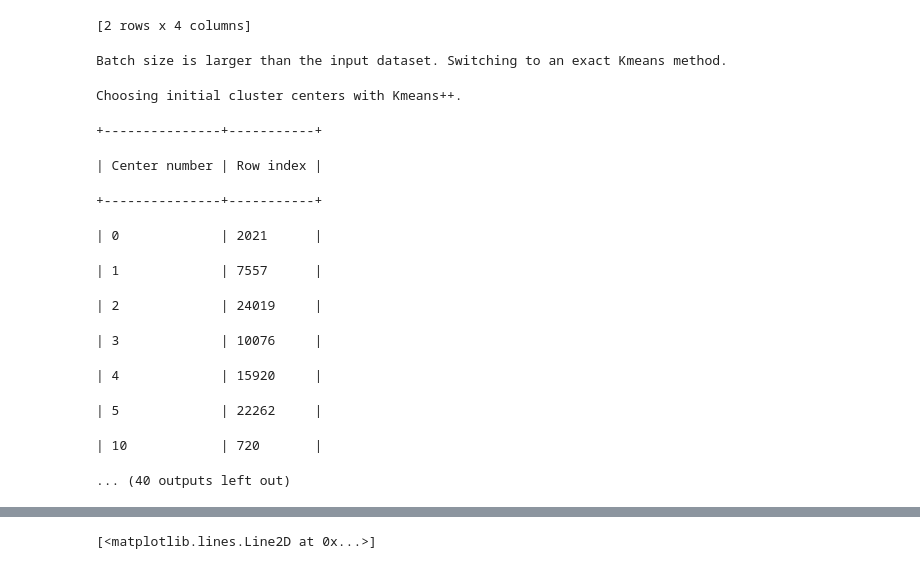
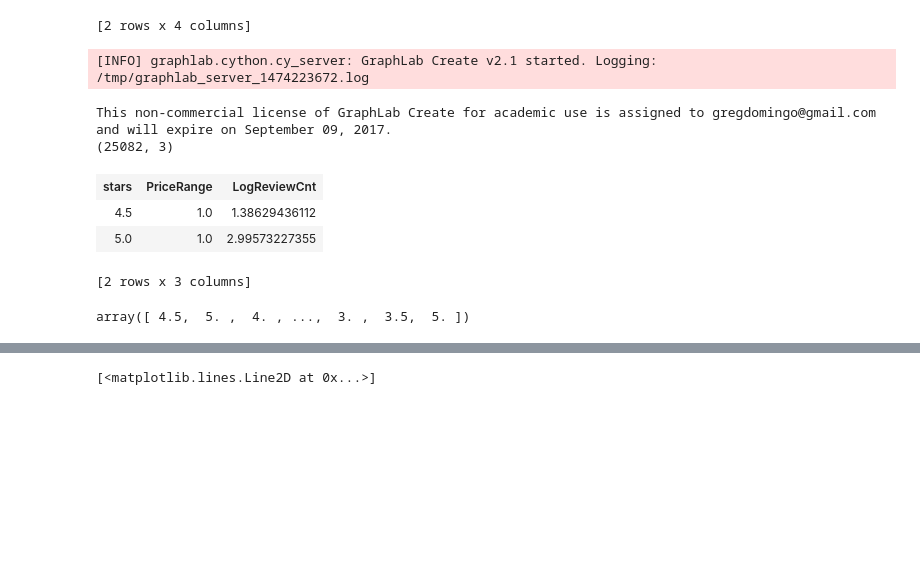
Before and after one commit to amy17519/nycdsa_capstone, a Jupyter notebook: 10_cluster/gldCapstonebiz.ipynb, the cells around one changed output, grey strips where cells are left out. Cells and saved outputs as stored; diff of their text form; code cells hidden in the pictures; blank space fills up the shorter version.

```diff
--- a/10_cluster/gldCapstonebiz.ipynb
+++ b/10_cluster/gldCapstonebiz.ipynb
@@ -439,23 +351,9 @@ This non-commercial license of GraphLab Create for academic use is assigned to g
 ### CLUSTER ANALYSIS WITH 3 FEATURES WITHOUT OUTDOOR
 kdatar = gl.SFrame(restodata[[12,14,15]])
 #kdatar.head(2)
-k=100
-kmeans_model = gl.kmeans.create(kdatar, num_clusters=k, max_iterations=200)
+#k=100
+#kmeans_model = gl.kmeans.create(kdatar, num_clusters=k, max_iterations=200)
 #kmeans_model.summary()
-kmeans_model["cluster_id"]
-kclusters=kmeans_model["cluster_info"]
+#kmeans_model["cluster_id"]
+#kclusters=kmeans_model["cluster_info"]
 # kclusters.print_rows(k)
-# %% [output]
-Batch size is larger than the input dataset. Switching to an exact Kmeans method.
-Choosing initial cluster centers with Kmeans++.
-+---------------+-----------+
-| Center number | Row index |
-+---------------+-----------+
-| 0             | 2021      |
-| 1             | 7557      |
-| 2             | 24019     |
-| 3             | 10076     |
-| 4             | 15920     |
-| 5             | 22262     |
-| 10            | 720       |
-... (40 outputs left out)
@@ -462,3 +366,22 @@ Choosing initial cluster centers with Kmeans++.
+# %%
+### TO LOAD KDATAR FROM PICKLE
+with open("kdatar.pkl", 'rb') as f:
+   kdatar = gl.SFrame(pickle.load(f))
+
+print kdatar.shape
+kdatar.head(2)
+# %% [output]
+[INFO] graphlab.cython.cy_server: GraphLab Create v2.1 started. Logging: /tmp/graphlab_server_1474223672.log
+This non-commercial license of GraphLab Create for academic use is assigned to gregdomingo@gmail.com and will expire on September 09, 2017.
+(25082, 3)
+| stars | PriceRange | LogReviewCnt |
+| 4.5 | 1.0 | 1.38629436112 |
+| 5.0 | 1.0 | 2.99573227355 |
+[2 rows x 3 columns]
+# %%
+np.array(kdatar[kdatar.column_names()[0]])
+# %% [output]
+array([ 4.5,  5. ,  4. , ...,  3. ,  3.5,  5. ])
 # %%
 ### PLOT CLUSTER CENTROIDS
 
```
Also changed, not shown: parts of 44 cells of this notebook.
